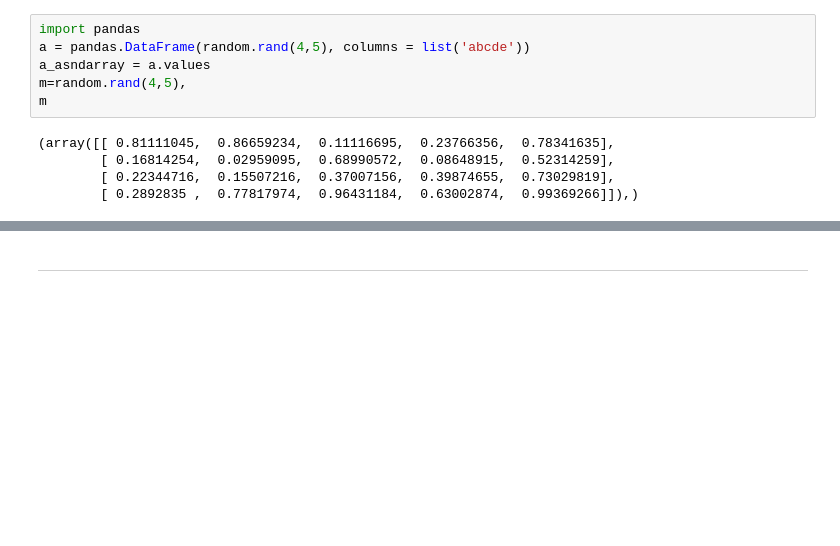
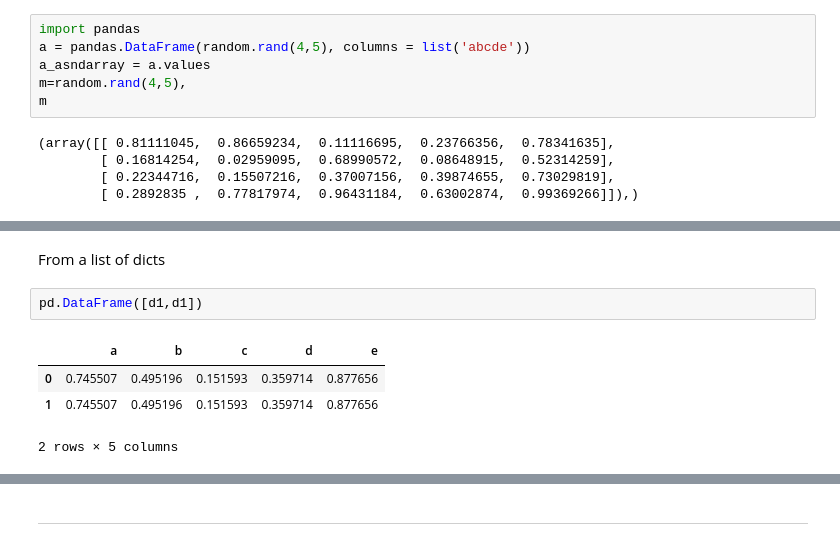
Before and after one commit to BioXiao/Python4DataScience, a Jupyter notebook: 08.Pandas.ipynb, the cells around one changed output, grey strips where cells are left out. Cells and saved outputs as stored; diff of their text form; blank space fills up the shorter version.

```diff
--- a/08.Pandas.ipynb
+++ b/08.Pandas.ipynb
@@ -333,0 +354,9 @@ array([[1, 2],
+# %% [markdown]
+From a list of dicts
+# %%
+pd.DataFrame([d1,d1])
+# %% [output]
+|  | a | b | c | d | e |
+| 0 | 0.745507 | 0.495196 | 0.151593 | 0.359714 | 0.877656 |
+| 1 | 0.745507 | 0.495196 | 0.151593 | 0.359714 | 0.877656 |
+2 rows × 5 columns
```
Also changed, not shown: parts of 7 cells of this notebook.
